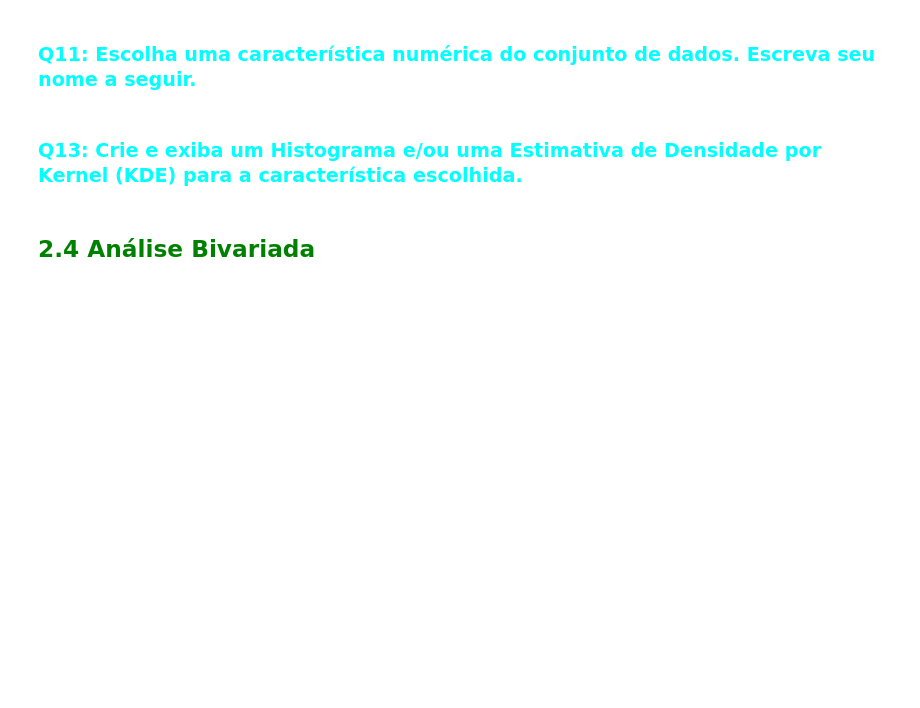
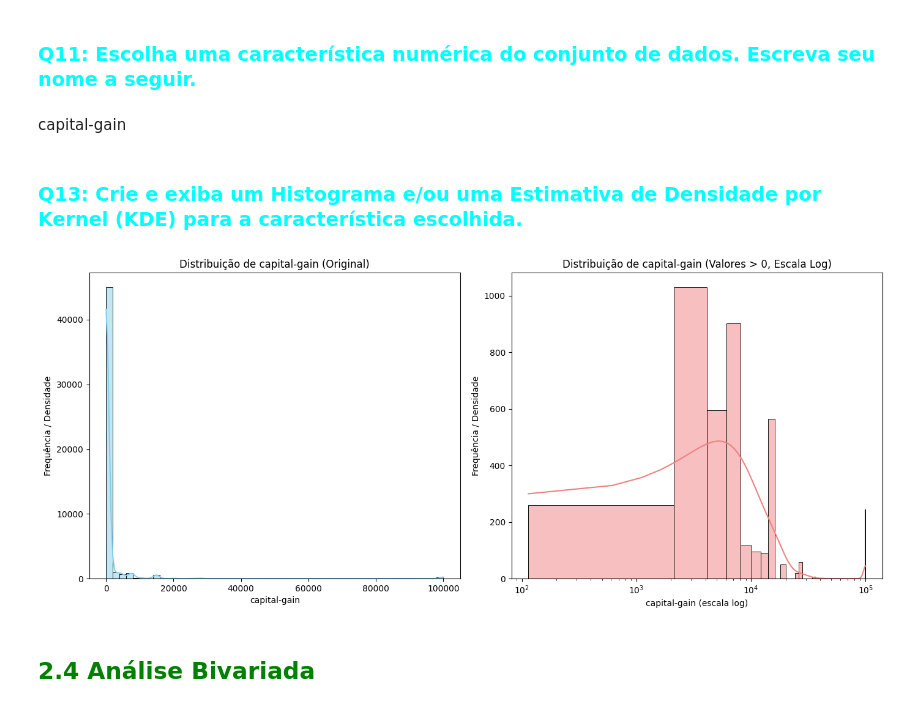
Before and after one commit to joaolucasgs/AV_S206LAB, a Jupyter notebook: C318_2026_1_Atividade_02_191.ipynb, the cells around one changed output. Drawn from its saved outputs; the diff is of its cells as text; code cells hidden in the pictures; blank space fills up the shorter version.

```diff
--- a/C318_2026_1_Atividade_02_191.ipynb
+++ b/C318_2026_1_Atividade_02_191.ipynb
@@ -158,4 +291,6 @@ df.sample(10)
 # %% [markdown]
 ### <font color='cyan'> Q11: Escolha uma característica numérica do conjunto de dados. Escreva seu nome a seguir.</font>
+# %% [markdown]
+capital-gain
 # %% [markdown]
 ### <font color='cyan'> Q13: Crie e exiba um Histograma e/ou uma Estimativa de Densidade por Kernel (KDE) para a característica escolhida.</font>
@@ -162,3 +301,34 @@ df.sample(10)
+# %%
+
+
+feature_name = 'capital-gain'
+
+plt.figure(figsize=(14, 6))
+
+
+plt.subplot(1, 2, 1)
+sns.histplot(df[feature_name], kde=True, bins=50, color='skyblue')
+plt.title(f'Distribuição de {feature_name} (Original)')
+plt.xlabel(feature_name)
+plt.ylabel('Frequência / Densidade')
+
+capital_gain_nonzero = df[df[feature_name] > 0][feature_name]
+
+plt.subplot(1, 2, 2)
+if not capital_gain_nonzero.empty:
+    sns.histplot(capital_gain_nonzero, kde=True, bins=50, color='lightcoral')
+    plt.xscale('log')
+    plt.title(f'Distribuição de {feature_name} (Valores > 0, Escala Log)')
+    plt.xlabel(f'{feature_name} (escala log)')
+    plt.ylabel('Frequência / Densidade')
+else:
+    plt.text(0.5, 0.5, 'Nenhum valor > 0 encontrado', horizontalalignment='center', verticalalignment='center', transform=plt.gca().transAxes)
+    plt.title(f'Distribuição de {feature_name} (Valores > 0)')
+
+plt.tight_layout()
+plt.show()
+# %% [output]
+[figure, added]
 # %% [markdown]
 ## <font color='green'>**2.4 Análise Bivariada**</font>
 # %% [markdown]
```
Also changed, not shown: parts of 20 cells of this notebook.
